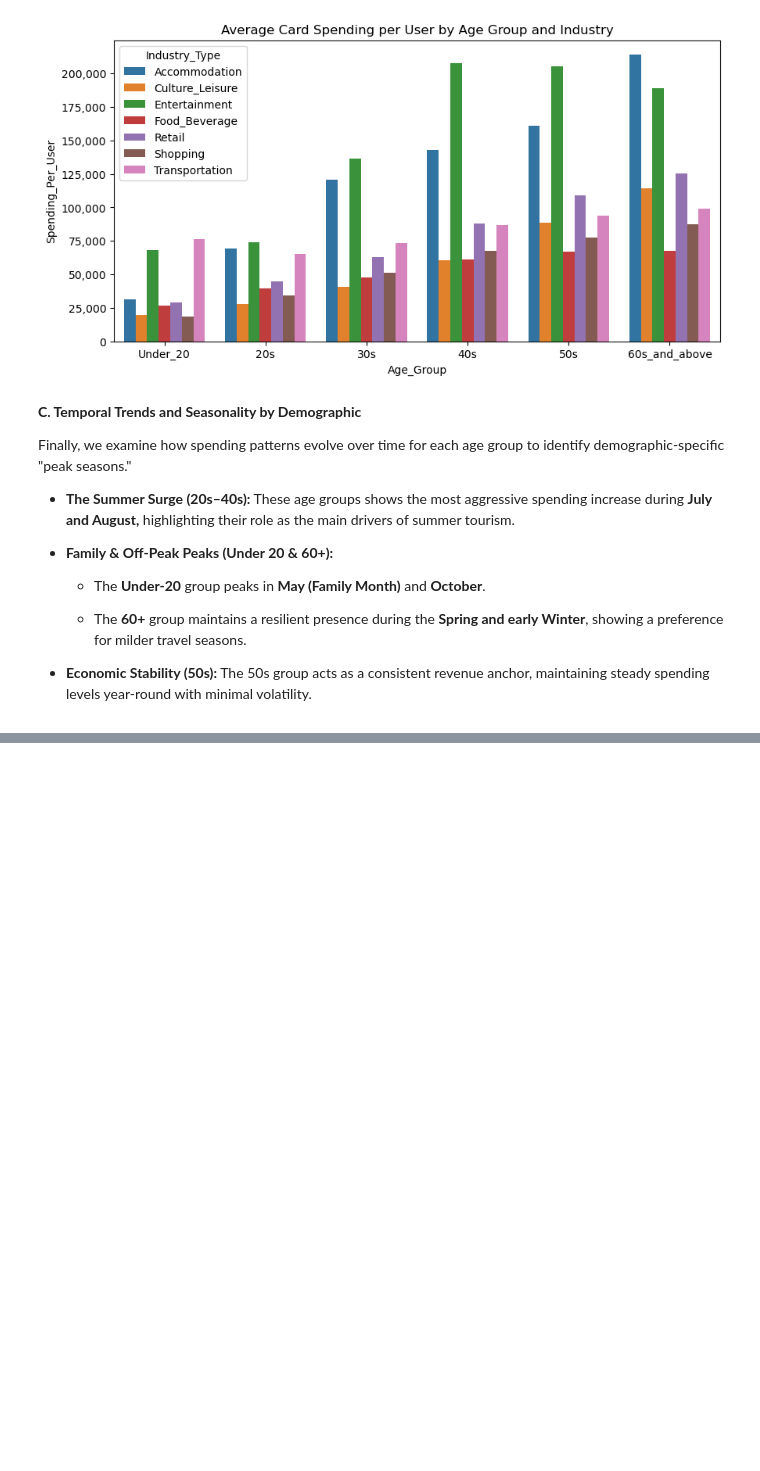
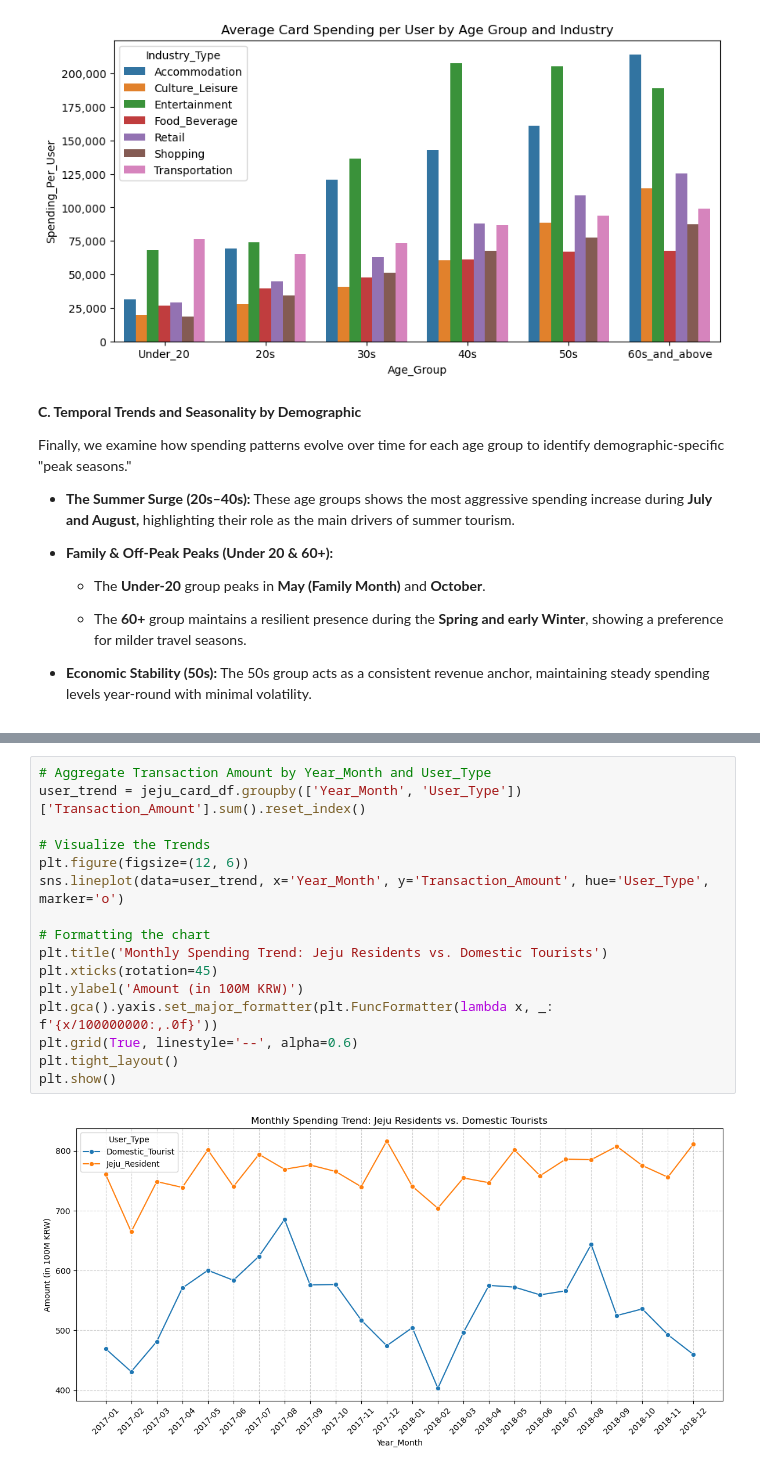
Before and after one commit to data-by-jpark/jeju-card-analysis, a Jupyter notebook: notebooks/jeju_card_analysis_part1.ipynb, the cells around one changed output, grey strips where cells are left out. Saved outputs shown, nothing was run; the diff lists cells and outputs as text; blank space fills up the shorter version.

```diff
--- a/notebooks/jeju_card_analysis_part1.ipynb
+++ b/notebooks/jeju_card_analysis_part1.ipynb
@@ -527,0 +521,18 @@ The seasonal peaks identified across demographics allow us to optimize our marke
+# %%
+# Aggregate Transaction Amount by Year_Month and User_Type
+user_trend = jeju_card_df.groupby(['Year_Month', 'User_Type'])['Transaction_Amount'].sum().reset_index()
+
+# Visualize the Trends
+plt.figure(figsize=(12, 6))
+sns.lineplot(data=user_trend, x='Year_Month', y='Transaction_Amount', hue='User_Type', marker='o')
+
+# Formatting the chart
+plt.title('Monthly Spending Trend: Jeju Residents vs. Domestic Tourists')
+plt.xticks(rotation=45)
+plt.ylabel('Amount (in 100M KRW)')
+plt.gca().yaxis.set_major_formatter(plt.FuncFormatter(lambda x, _: f'{x/100000000:,.0f}'))
+plt.grid(True, linestyle='--', alpha=0.6)
+plt.tight_layout()
+plt.show()
+# %% [output]
+[figure, added]
```
Also changed, not shown: parts of 11 cells of this notebook.
